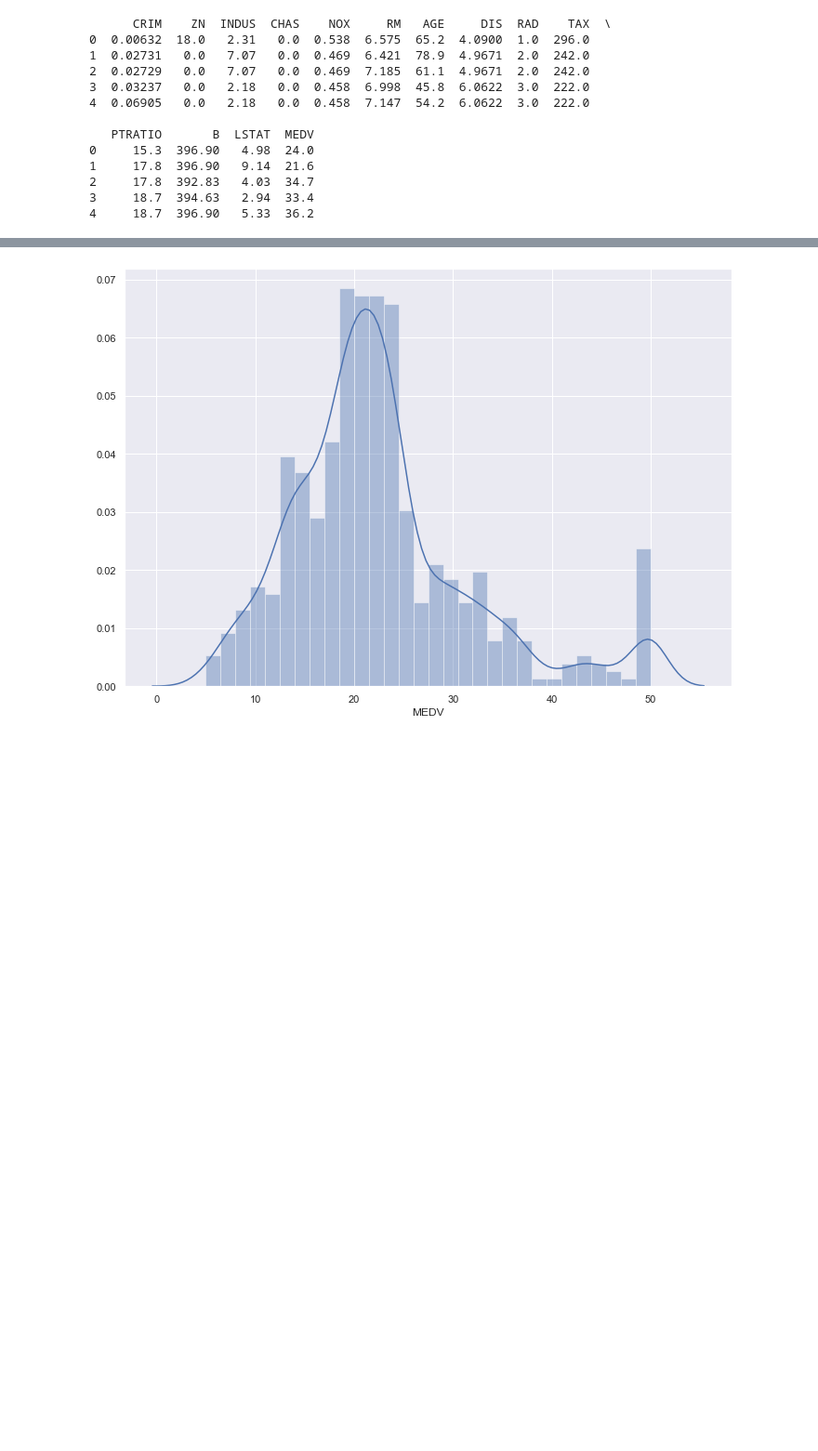
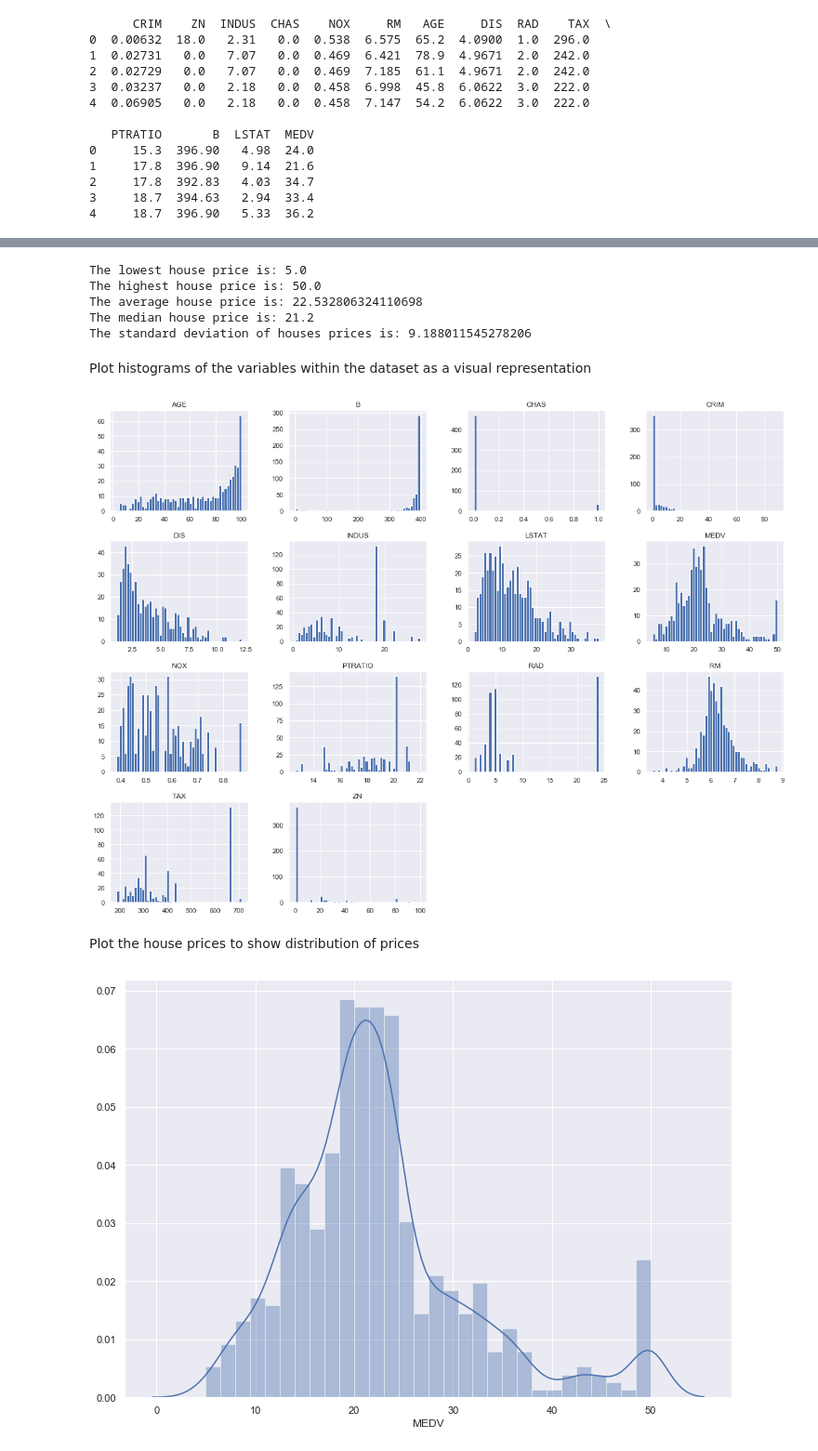
Before and after one commit to GraceAKelly/Machine_learning, a Jupyter notebook: Machine_Learning.ipynb, the cells around one changed output, grey strips where cells are left out. Shown at 93% size. Drawn from its saved outputs; the diff is of its cells as text; code cells hidden in the pictures; blank space fills up the shorter version.

Commit message:
Descriptive statistics

```diff
--- a/Machine_Learning.ipynb
+++ b/Machine_Learning.ipynb
@@ -100,3 +107,32 @@ print(boston.head())
+# %%
+minimum_price = np.min(boston.MEDV) # Minimum price of the data
+maximum_price = np.max(boston.MEDV) # maximum price of the data
+mean_price = np.mean(boston.MEDV) # mean price of the data
+median_price = np.median(boston.MEDV) # median price of the data
+std_price = np.std(boston.MEDV) # standard deviation of the house prices
+
+
+# Show the calculated statistics
+print ("The lowest house price is:", minimum_price)
+print ("The highest house price is:", maximum_price)
+print ("The average house price is:", mean_price)
+print ("The median house price is:", median_price)
+print ("The standard deviation of houses prices is:", std_price)
+# %% [output]
+The lowest house price is: 5.0
+The highest house price is: 50.0
+The average house price is: 22.532806324110698
+The median house price is: 21.2
+The standard deviation of houses prices is: 9.188011545278206
+# %% [markdown]
+Plot histograms of the variables within the dataset as a visual representation
+# %%
+boston.hist(bins=50, figsize=(20,15))
+plt.show()
+# %% [output]
+[figure, added]
+# %% [markdown]
+Plot the house prices to show distribution of prices
 # %%
 sns.set(rc={'figure.figsize':(11.7,8.27)})
 sns.distplot(boston['MEDV'], bins=30)
```
Also changed, not shown: parts of 18 cells of this notebook.
